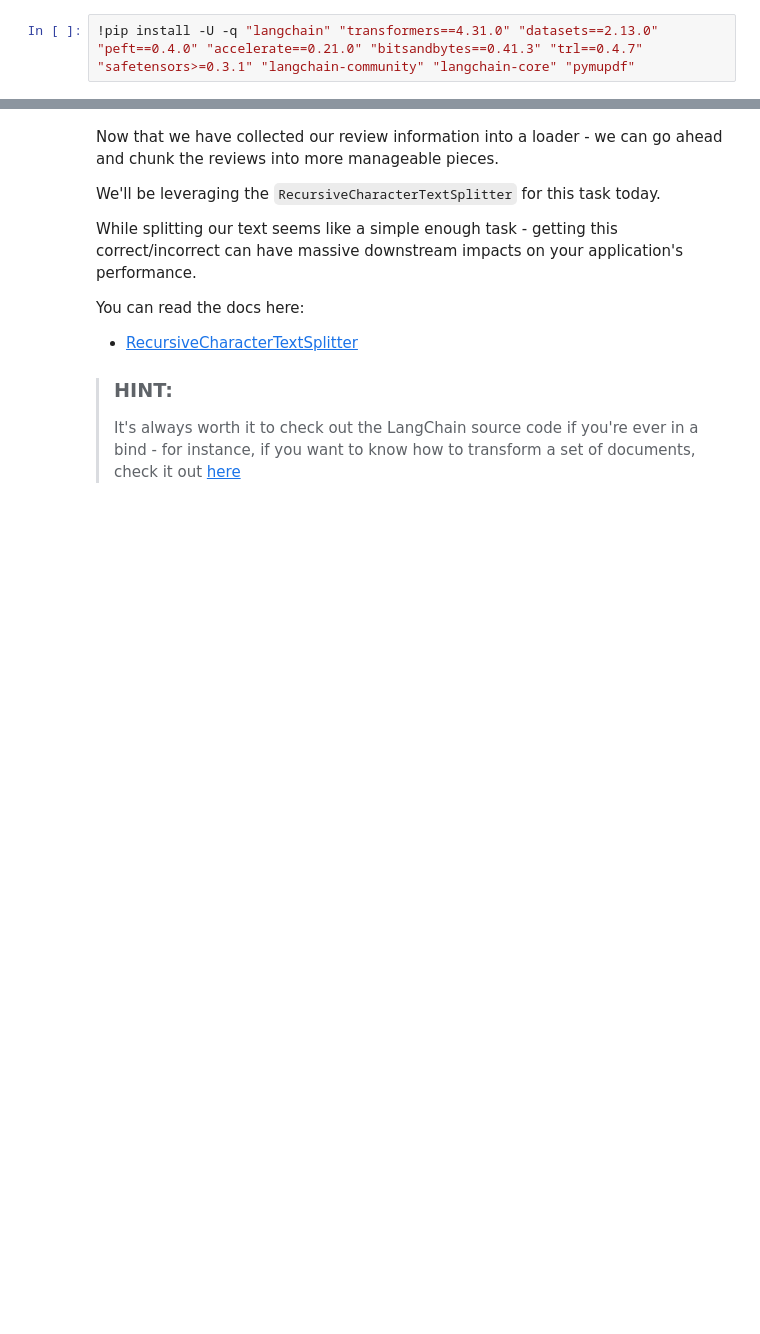
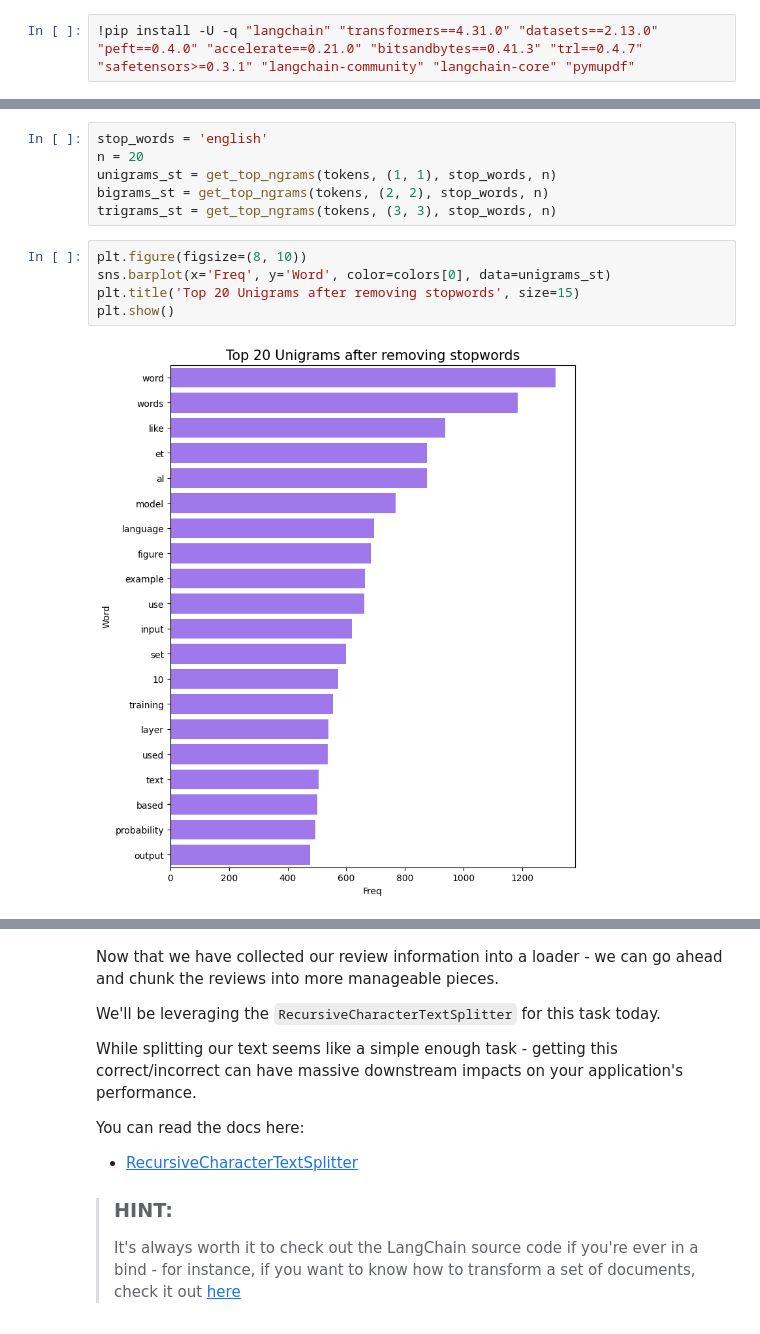
Before and after one commit to Umbomatumbo/Bachelor-Thesis, a Jupyter notebook: RAGnlp.ipynb, the cells around one changed output, grey strips where cells are left out. Cells and saved outputs as stored; diff of their text form; blank space fills up the shorter version.

```diff
--- a/RAGnlp.ipynb
+++ b/RAGnlp.ipynb
@@ -196,0 +307,13 @@ page_content='Centering embodies a particular theory of how entity mentioning le
+# %%
+stop_words = 'english'
+n = 20
+unigrams_st = get_top_ngrams(tokens, (1, 1), stop_words, n)
+bigrams_st = get_top_ngrams(tokens, (2, 2), stop_words, n)
+trigrams_st = get_top_ngrams(tokens, (3, 3), stop_words, n)
+# %%
+plt.figure(figsize=(8, 10))
+sns.barplot(x='Freq', y='Word', color=colors[0], data=unigrams_st)
+plt.title('Top 20 Unigrams after removing stopwords', size=15)
+plt.show()
+# %% [output]
+[figure, added]
```
Also changed, not shown: parts of 31 cells of this notebook.
